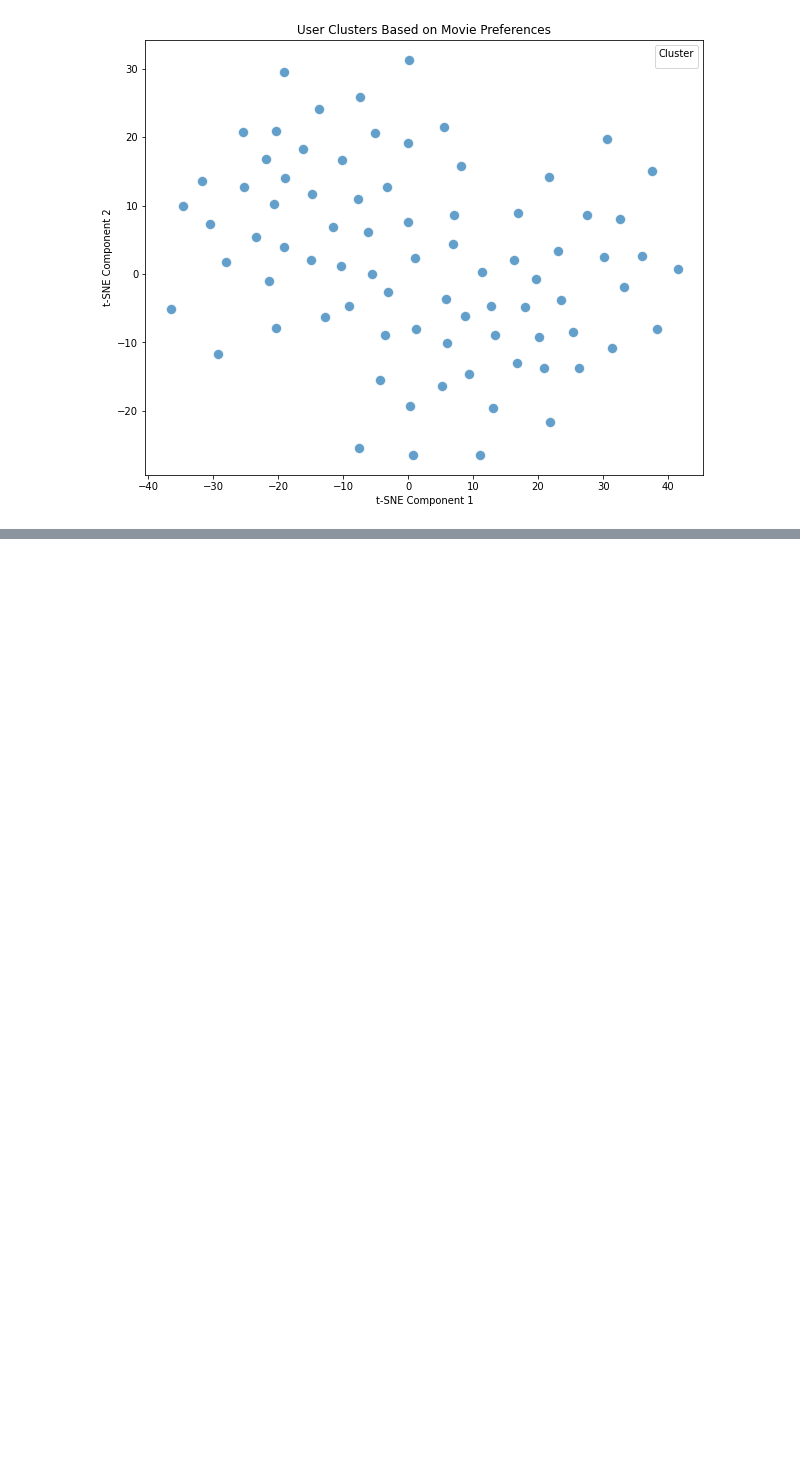
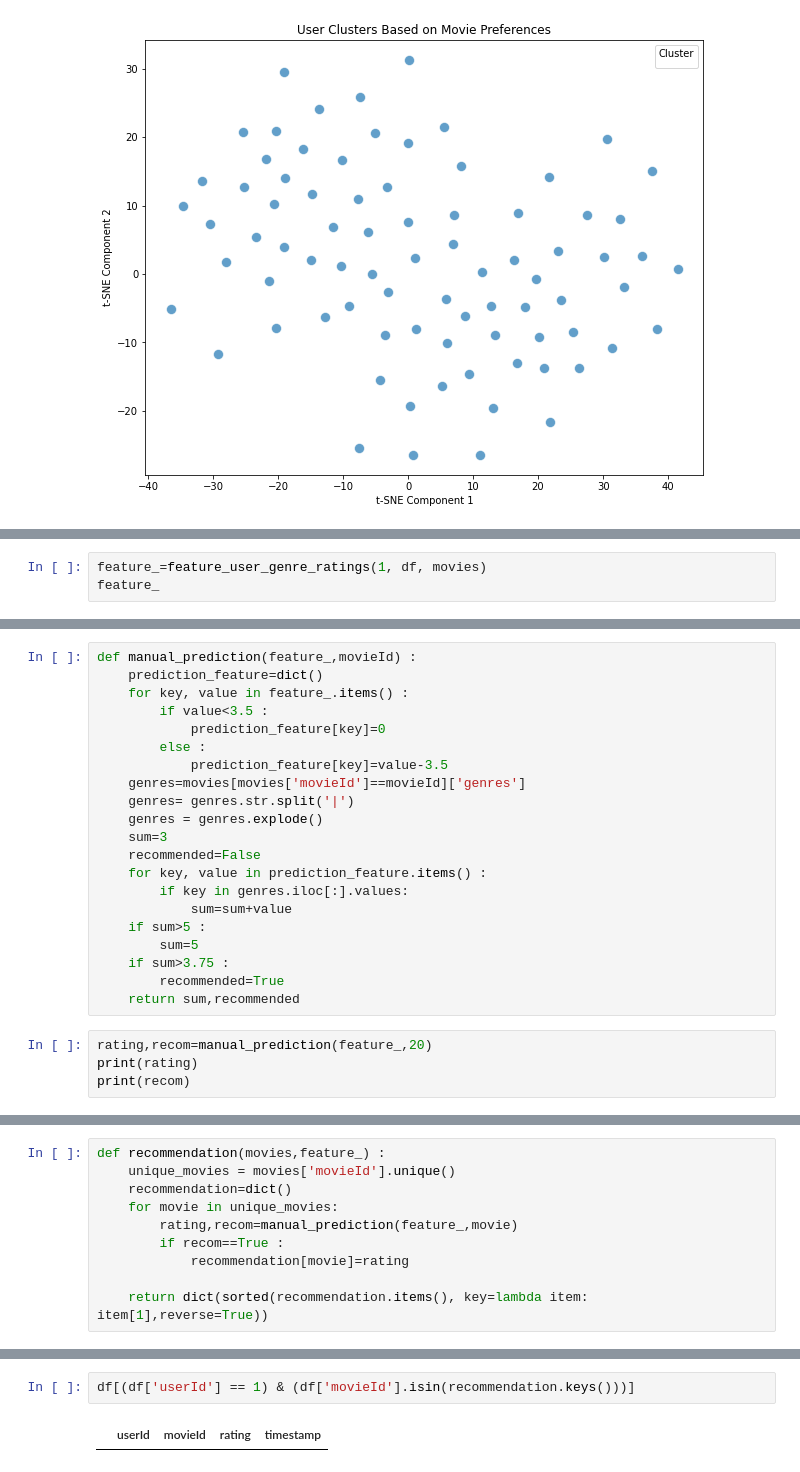
Before and after one commit to epfl-ada/ada-2024-project-skibidata, a Jupyter notebook: alex_ratings.ipynb, the cells around one changed output, grey strips where cells are left out. Drawn from its saved outputs; the diff is of its cells as text; blank space fills up the shorter version.

```diff
--- a/alex_ratings.ipynb
+++ b/alex_ratings.ipynb
@@ -692,0 +727,3 @@ No artists with labels found to put in legend.  Note that artists whose label st
+# %%
+feature_=feature_user_genre_ratings(1, df, movies)
+feature_
@@ -692,0 +748,25 @@ No artists with labels found to put in legend.  Note that artists whose label st
+# %%
+def manual_prediction(feature_,movieId) :
+    prediction_feature=dict()
+    for key, value in feature_.items() :
+        if value<3.5 :
+            prediction_feature[key]=0
+        else :
+            prediction_feature[key]=value-3.5
+    genres=movies[movies['movieId']==movieId]['genres']
+    genres= genres.str.split('|')
+    genres = genres.explode()
+    sum=3
+    recommended=False
+    for key, value in prediction_feature.items() :
+        if key in genres.iloc[:].values:
+            sum=sum+value
+    if sum>5 :
+        sum=5
+    if sum>3.75 :
+        recommended=True
+    return sum,recommended
+# %%
+rating,recom=manual_prediction(feature_,20)
+print(rating)
+print(recom)
@@ -692,0 +776,10 @@ No artists with labels found to put in legend.  Note that artists whose label st
+# %%
+def recommendation(movies,feature_) :
+    unique_movies = movies['movieId'].unique()
+    recommendation=dict()
+    for movie in unique_movies:
+        rating,recom=manual_prediction(feature_,movie)
+        if recom==True :
+            recommendation[movie]=rating
+
+    return dict(sorted(recommendation.items(), key=lambda item: item[1],reverse=True))
@@ -692,0 +807,4 @@ No artists with labels found to put in legend.  Note that artists whose label st
+# %%
+df[(df['userId'] == 1) & (df['movieId'].isin(recommendation.keys()))]
+# %% [output]
+|  | userId | movieId | rating | timestamp |
```
Also changed, not shown: parts of 12 cells of this notebook, 1 other file.
